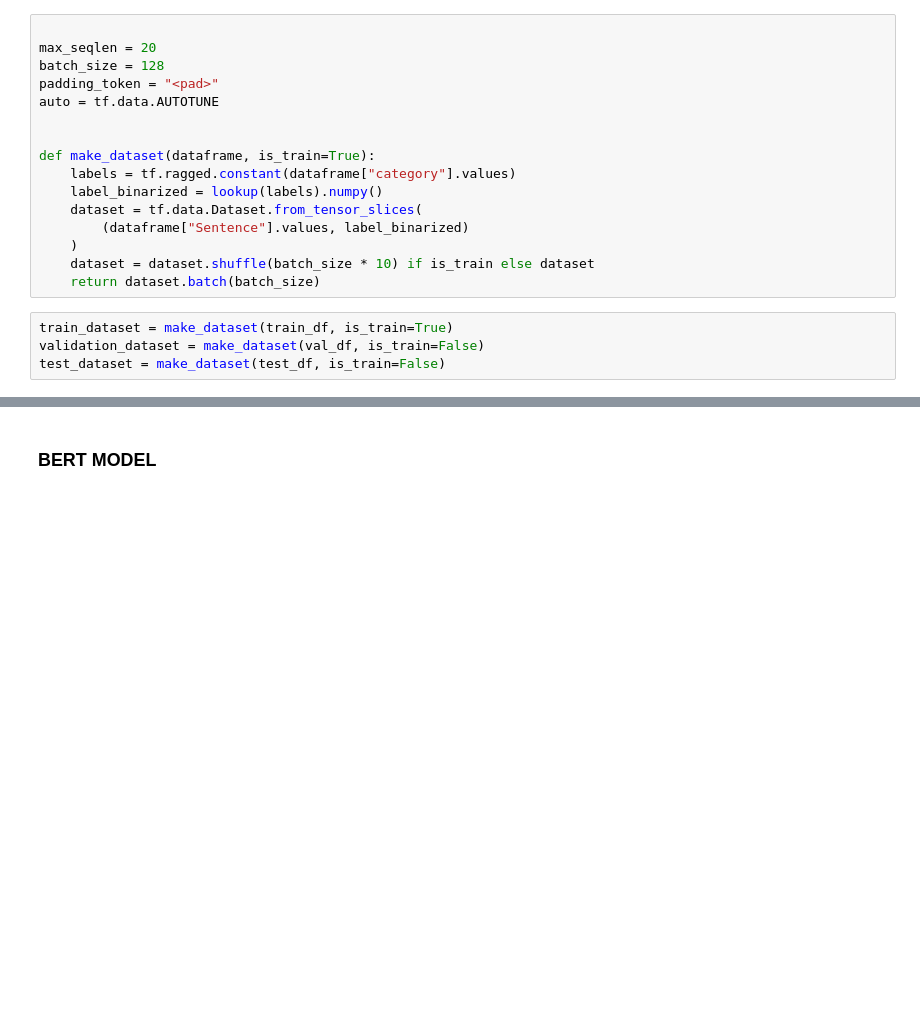
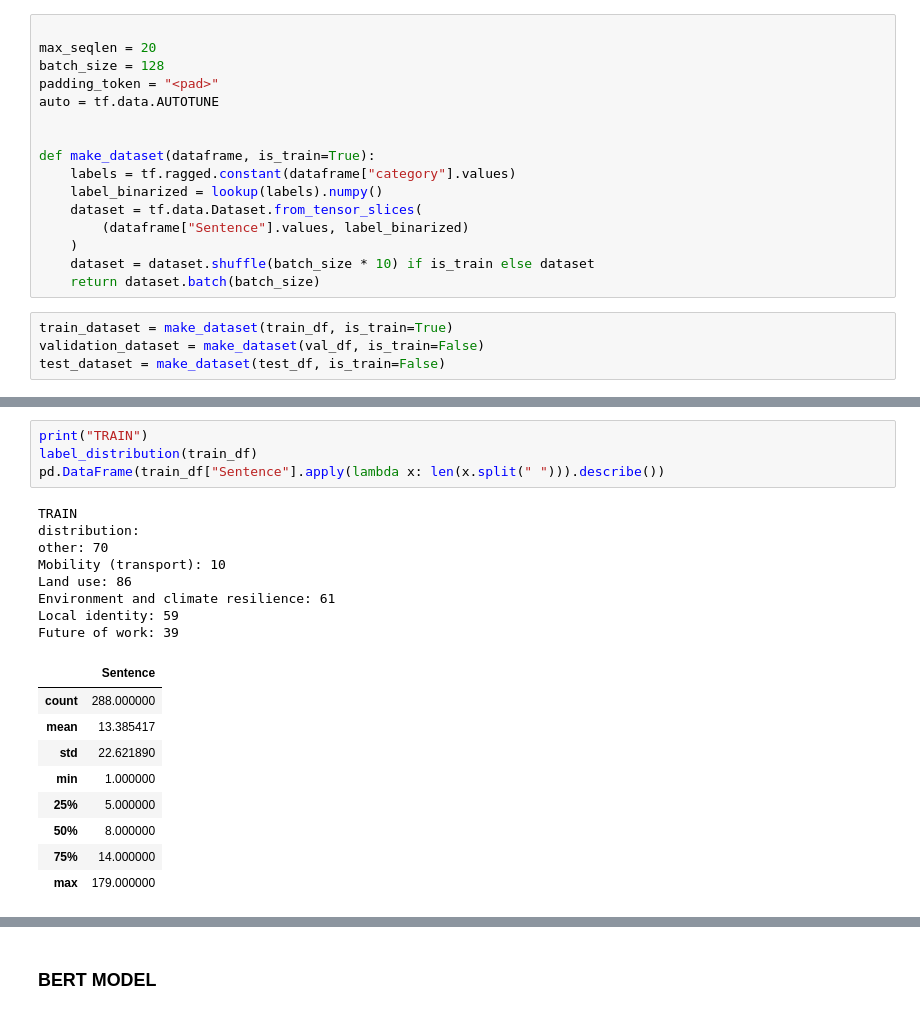
Before and after one commit to renanarimon/ProBogota, a Jupyter notebook: Text_Class.ipynb, the cells around one changed output, grey strips where cells are left out. Cells and saved outputs as stored; diff of their text form; blank space fills up the shorter version.

```diff
--- a/Text_Class.ipynb
+++ b/Text_Class.ipynb
@@ -410,0 +372,22 @@ data dist
+# %%
+print("TRAIN")
+label_distribution(train_df)
+pd.DataFrame(train_df["Sentence"].apply(lambda x: len(x.split(" "))).describe())
+# %% [output]
+TRAIN
+distribution:
+other: 70
+Mobility (transport): 10
+Land use: 86
+Environment and climate resilience: 61
+Local identity: 59
+Future of work: 39
+|  | Sentence |
+| count | 288.000000 |
+| mean | 13.385417 |
+| std | 22.621890 |
+| min | 1.000000 |
+| 25% | 5.000000 |
+| 50% | 8.000000 |
+| 75% | 14.000000 |
+| max | 179.000000 |
```
Also changed, not shown: parts of 50 cells of this notebook.
